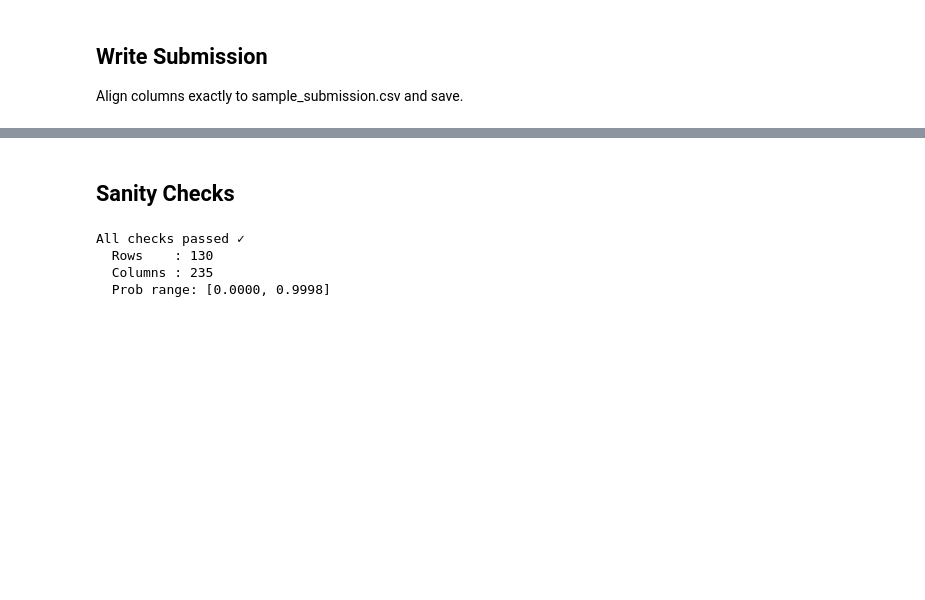
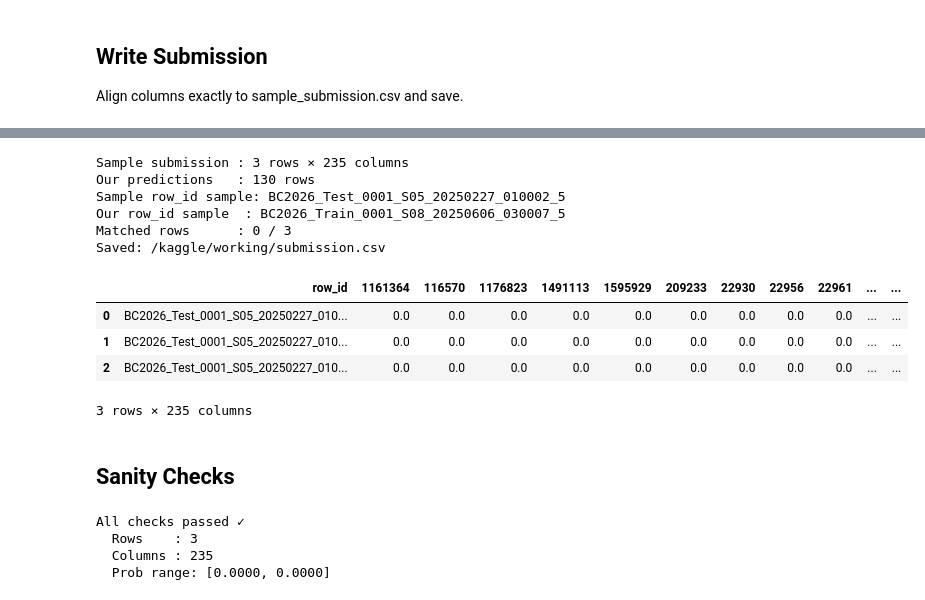
Before and after one commit to RamkumarSun/github-slideshow, a Jupyter notebook: notebooks/kaggle_inference.ipynb, the cells around one changed output, grey strips where cells are left out. Saved outputs shown, nothing was run; the diff lists cells and outputs as text; code cells hidden in the pictures; blank space fills up the shorter version.

Commit message:
Kaggle Notebook | notebook7936e2522b | Version 3

```diff
--- a/notebooks/kaggle_inference.ipynb
+++ b/notebooks/kaggle_inference.ipynb
@@ -497,3 +474,47 @@ Shape: (130, 235)  (130 windows × 235 columns)
+# %%
+# Load sample submission — this defines the exact rows AND columns Kaggle expects
+sample_sub = pd.read_csv(SAMPLE_SUB_CSV)
+expected_columns = sample_sub.columns.tolist()   # ['row_id', species1, ...]
+prob_cols = [c for c in expected_columns if c != 'row_id']
+
+print(f'Sample submission : {len(sample_sub)} rows × {len(expected_columns)} columns')
+print(f'Our predictions   : {len(predictions_df)} rows')
+print(f'Sample row_id sample: {sample_sub["row_id"].iloc[0]}')
+print(f'Our row_id sample  : {predictions_df["row_id"].iloc[0]}')
+
+# Start from sample_submission (guaranteed correct format) and fill in our predictions
+submission = sample_sub.copy()
+pred_indexed = predictions_df.set_index('row_id')
+
+matched = 0
+for col in prob_cols:
+    if col in pred_indexed.columns:
+        vals = submission['row_id'].map(pred_indexed[col])
+        matched_count = vals.notna().sum()
+        submission[col] = vals.fillna(0.0).astype(np.float32)
+        matched = matched_count  # same for all cols
+    else:
+        submission[col] = 0.0
+
+print(f'Matched rows      : {matched} / {len(sample_sub)}')
+
+# Save
+output_path = OUTPUT_DIR / 'submission.csv'
+submission.to_csv(output_path, index=False)
+print(f'Saved: {output_path}')
+submission.head(3)
+# %% [output]
+Sample submission : 3 rows × 235 columns
+Our predictions   : 130 rows
+Sample row_id sample: BC2026_Test_0001_S05_20250227_010002_5
+Our row_id sample  : BC2026_Train_0001_S08_20250606_030007_5
+Matched rows      : 0 / 3
+Saved: /kaggle/working/submission.csv
+|  | row_id | 1161364 | 116570 | 1176823 | 1491113 | 1595929 | 209233 | 22930 | 22956 | 22961 | ... | ... |
+| 0 | BC2026_Test_0001_S05_20250227_010... | 0.0 | 0.0 | 0.0 | 0.0 | 0.0 | 0.0 | 0.0 | 0.0 | 0.0 | ... | ... |
+| 1 | BC2026_Test_0001_S05_20250227_010... | 0.0 | 0.0 | 0.0 | 0.0 | 0.0 | 0.0 | 0.0 | 0.0 | 0.0 | ... | ... |
+| 2 | BC2026_Test_0001_S05_20250227_010... | 0.0 | 0.0 | 0.0 | 0.0 | 0.0 | 0.0 | 0.0 | 0.0 | 0.0 | ... | ... |
+3 rows × 235 columns
 # %% [markdown]
 ## Sanity Checks
 # %%
@@ -514,6 +535,6 @@ print(f'  Columns : {len(submission.columns)}')
 print(f'  Prob range: [{submission[prob_cols].min().min():.4f}, {submission[prob_cols].max().max():.4f}]')
 # %% [output]
 All checks passed ✓
-  Rows    : 130
+  Rows    : 3
   Columns : 235
-  Prob range: [0.0000, 0.9998]
+  Prob range: [0.0000, 0.0000]
```
Also changed, not shown: parts of 2 cells of this notebook.
